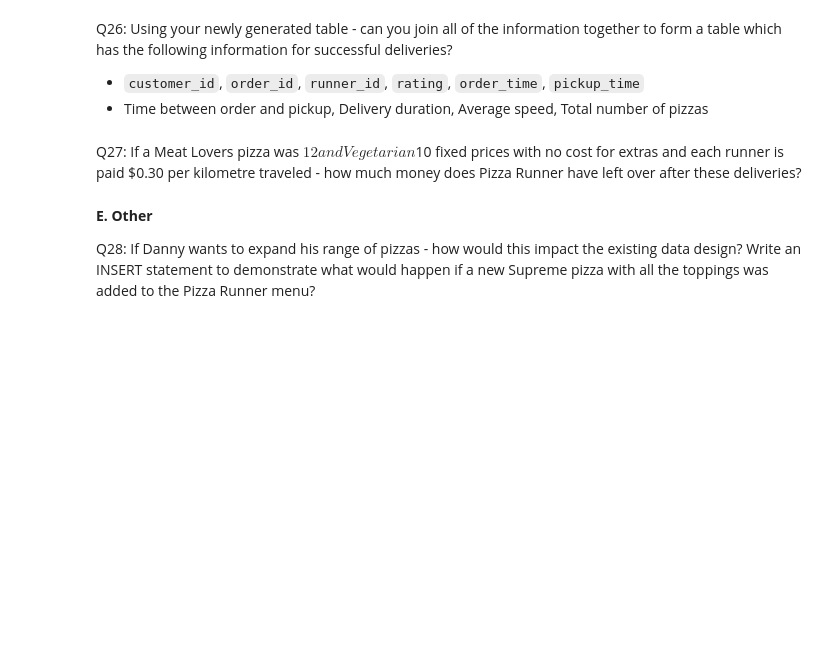
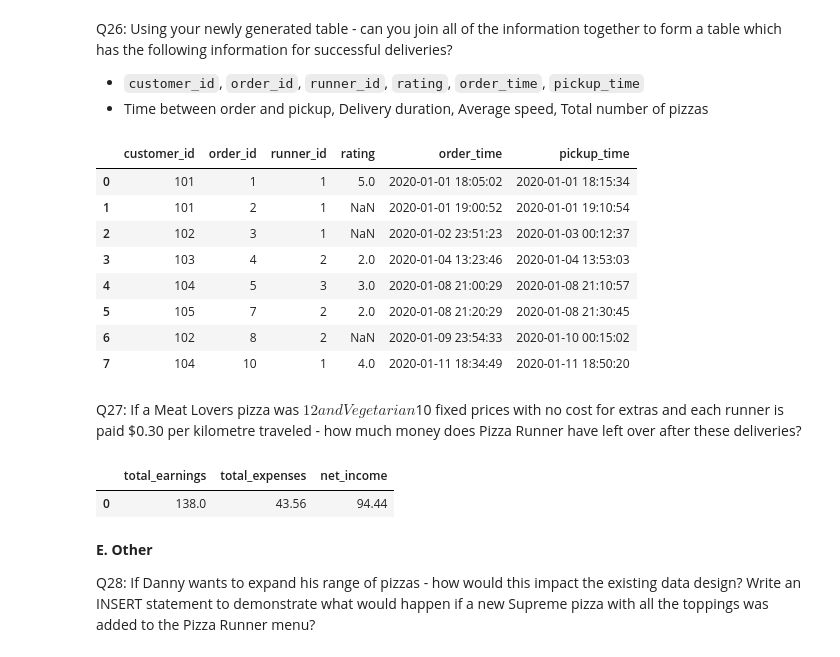
Before and after one commit to 20100215/8_Week_SQL_Challenge, a Jupyter notebook: Week 2 (Pizza Runner)/week2.ipynb, the cells around one changed output. Cells and saved outputs as stored; diff of their text form; code cells hidden in the pictures; blank space fills up the shorter version.

```diff
--- a/Week 2 (Pizza Runner)/week2.ipynb
+++ b/Week 2 (Pizza Runner)/week2.ipynb
@@ -920,8 +920,76 @@ query("SELECT * FROM ratings")
 Q26: Using your newly generated table - can you join all of the information together to form a table which has the following information for successful deliveries?
 - `customer_id`, `order_id`, `runner_id`, `rating`, `order_time`, `pickup_time`
 - Time between order and pickup, Delivery duration, Average speed, Total number of pizzas
+# %%
+query("""
+    SELECT
+        co.customer_id,
+        co.order_id,
+        ro.runner_id,
+        r.rating,
+        co.order_time,
+        ro.pickup_time
+    FROM
+        customer_orders_clean co
+        INNER JOIN runner_orders_clean ro
+            ON co.order_id = ro.order_id
+        LEFT JOIN ratings r
+            ON co.order_id = r.order_id
+    WHERE
+        ro.distance <> 0
+    GROUP BY
+        co.order_id
+""")
+# %% [output]
+|  | customer_id | order_id | runner_id | rating | order_time | pickup_time |
+| 0 | 101 | 1 | 1 | 5.0 | 2020-01-01 18:05:02 | 2020-01-01 18:15:34 |
+| 1 | 101 | 2 | 1 | NaN | 2020-01-01 19:00:52 | 2020-01-01 19:10:54 |
+| 2 | 102 | 3 | 1 | NaN | 2020-01-02 23:51:23 | 2020-01-03 00:12:37 |
+| 3 | 103 | 4 | 2 | 2.0 | 2020-01-04 13:23:46 | 2020-01-04 13:53:03 |
+| 4 | 104 | 5 | 3 | 3.0 | 2020-01-08 21:00:29 | 2020-01-08 21:10:57 |
+| 5 | 105 | 7 | 2 | 2.0 | 2020-01-08 21:20:29 | 2020-01-08 21:30:45 |
+| 6 | 102 | 8 | 2 | NaN | 2020-01-09 23:54:33 | 2020-01-10 00:15:02 |
+| 7 | 104 | 10 | 1 | 4.0 | 2020-01-11 18:34:49 | 2020-01-11 18:50:20 |
 # %% [markdown]
 Q27: If a Meat Lovers pizza was $12 and Vegetarian $10 fixed prices with no cost for extras and each runner is paid $0.30 per kilometre traveled - how much money does Pizza Runner have left over after these deliveries?
+# %%
+# Get query from #23 then subtract by sum of all distances * 0.3
+# This way we eliminate the need for joins and increase computation efficiency.
+query("""
+    WITH earnings AS (
+        SELECT
+            SUM(CASE
+                WHEN co.pizza_id = 1 THEN 12
+                WHEN co.pizza_id = 2 THEN 10
+                ELSE 0 END
+                ) AS total_earnings
+        FROM
+            customer_orders_clean co
+            INNER JOIN runner_orders_clean ro
+                ON co.order_id = ro.order_id
+        WHERE
+            ro.distance <> 0
+    ),
+
+    expenses AS (
+        SELECT
+            SUM(distance) * 0.3 as total_expenses
+        FROM
+            runner_orders_clean
+        WHERE
+            distance <> 0
+    )
+
+    SELECT
+        CAST(ea.total_earnings AS FLOAT) AS total_earnings,
+        ex.total_expenses,
+        ea.total_earnings - ex.total_expenses AS net_income
+    FROM
+        earnings ea, expenses ex
+""")
+# %% [output]
+|  | total_earnings | total_expenses | net_income |
+| 0 | 138.0 | 43.56 | 94.44 |
 # %% [markdown]
 **E. Other**
 
```
Also changed, not shown: parts of 3 cells of this notebook.
